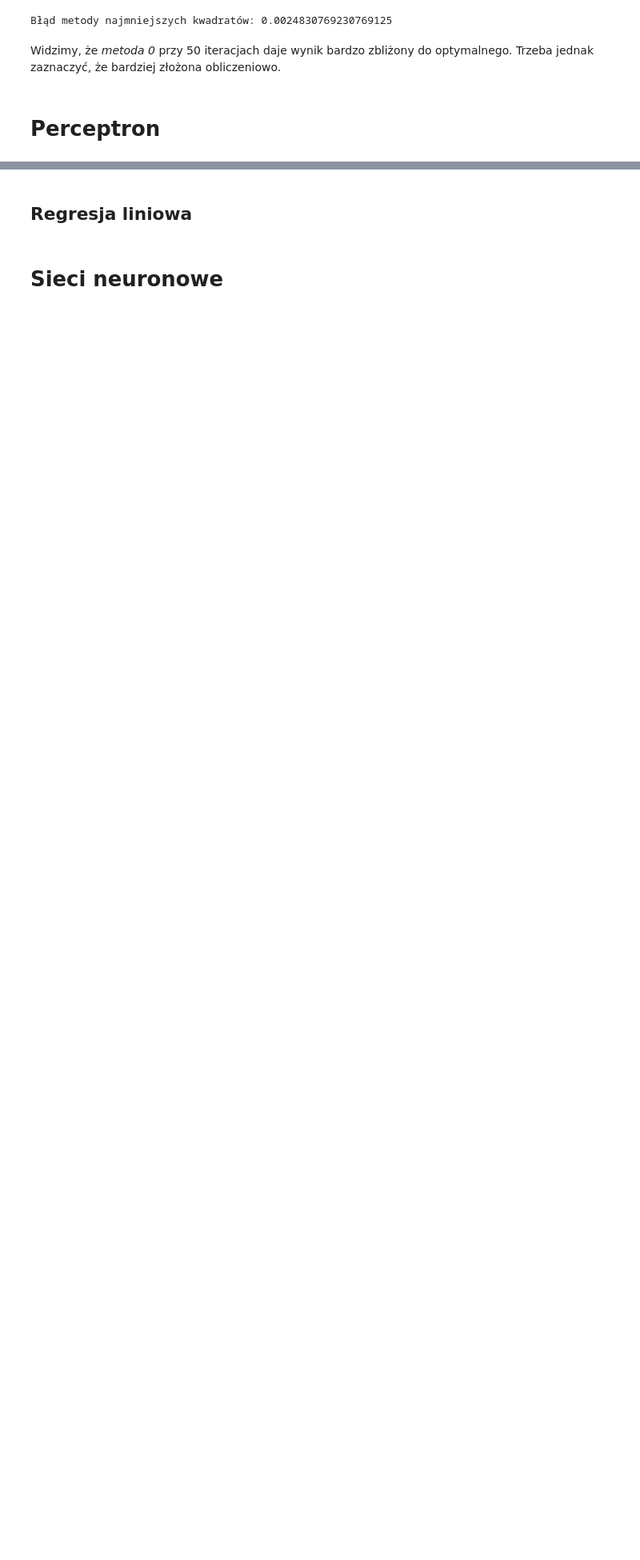
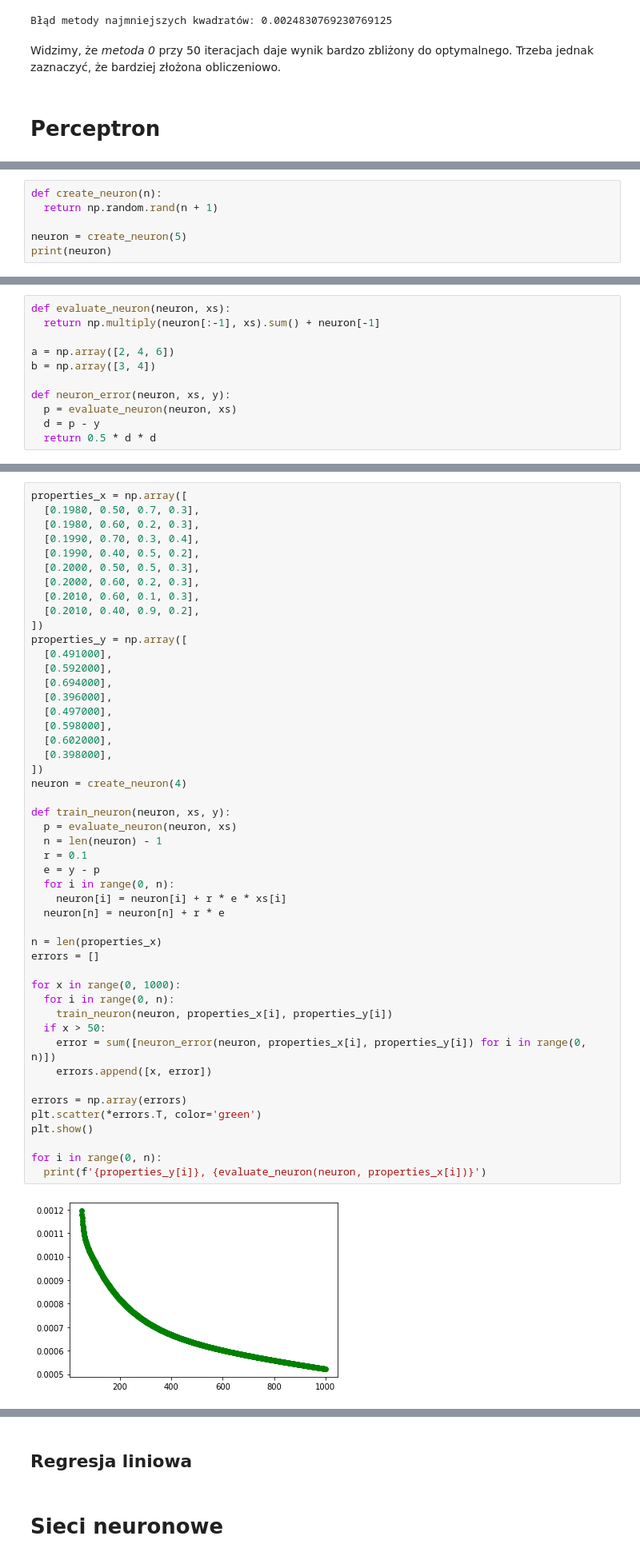
Before and after one commit to fdafadf/ml, a Jupyter notebook: MachineLearning.ipynb, the cells around one changed output, grey strips where cells are left out. Shown at 80% size. Drawn from its saved outputs; the diff is of its cells as text; blank space fills up the shorter version.

```diff
--- a/MachineLearning.ipynb
+++ b/MachineLearning.ipynb
@@ -282,0 +291,6 @@ Widzimy, że *metoda 0* przy 50 iteracjach daje wynik bardzo zbliżony do optyma
+# %%
+def create_neuron(n):
+  return np.random.rand(n + 1)
+
+neuron = create_neuron(5)
+print(neuron)
@@ -282,0 +302,11 @@ Widzimy, że *metoda 0* przy 50 iteracjach daje wynik bardzo zbliżony do optyma
+# %%
+def evaluate_neuron(neuron, xs):
+  return np.multiply(neuron[:-1], xs).sum() + neuron[-1]
+
+a = np.array([2, 4, 6])
+b = np.array([3, 4])
+
+def neuron_error(neuron, xs, y):
+  p = evaluate_neuron(neuron, xs)
+  d = p - y
+  return 0.5 * d * d
@@ -282,0 +326,50 @@ Widzimy, że *metoda 0* przy 50 iteracjach daje wynik bardzo zbliżony do optyma
+# %%
+properties_x = np.array([
+  [0.1980, 0.50, 0.7, 0.3],
+  [0.1980, 0.60, 0.2, 0.3],
+  [0.1990, 0.70, 0.3, 0.4],
+  [0.1990, 0.40, 0.5, 0.2],
+  [0.2000, 0.50, 0.5, 0.3],
+  [0.2000, 0.60, 0.2, 0.3],
+  [0.2010, 0.60, 0.1, 0.3],
+  [0.2010, 0.40, 0.9, 0.2],
+])
+properties_y = np.array([
+  [0.491000],
+  [0.592000],
+  [0.694000],
+  [0.396000],
+  [0.497000],
+  [0.598000],
+  [0.602000],
+  [0.398000],
+])
+neuron = create_neuron(4)
+
+def train_neuron(neuron, xs, y):
+  p = evaluate_neuron(neuron, xs)
+  n = len(neuron) - 1
+  r = 0.1
+  e = y - p
+  for i in range(0, n):
+    neuron[i] = neuron[i] + r * e * xs[i]
+  neuron[n] = neuron[n] + r * e
+
+n = len(properties_x)
+errors = []
+
+for x in range(0, 1000):
+  for i in range(0, n):
+    train_neuron(neuron, properties_x[i], properties_y[i])
+  if x > 50:
+    error = sum([neuron_error(neuron, properties_x[i], properties_y[i]) for i in range(0, n)])
+    errors.append([x, error])
+
+errors = np.array(errors)
+plt.scatter(*errors.T, color='green')
+plt.show()
+
+for i in range(0, n):
+  print(f'{properties_y[i]}, {evaluate_neuron(neuron, properties_x[i])}')
+# %% [output]
+[figure, added]
```
Also changed, not shown: parts of 7 cells of this notebook.
